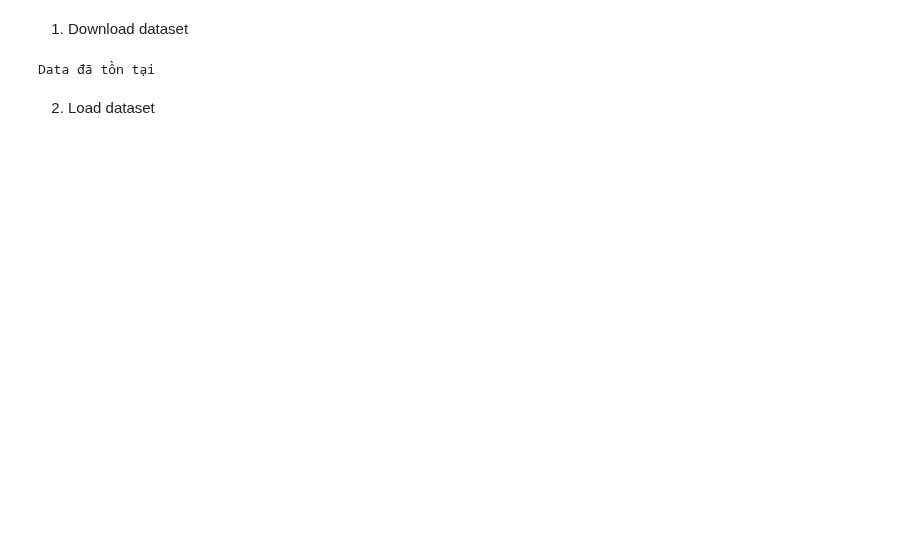
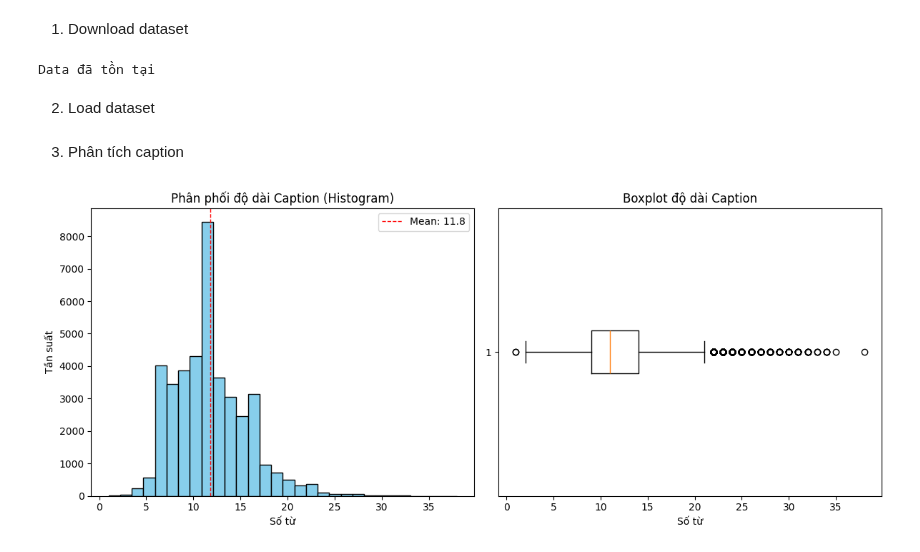
Before and after one commit to hauuto/image-captioning-mini, a Jupyter notebook: notebooks/0. Eda.ipynb, the cells around one changed output. Drawn from its saved outputs; the diff is of its cells as text; code cells hidden in the pictures; blank space fills up the shorter version.

```diff
--- a/notebooks/0. Eda.ipynb
+++ b/notebooks/0. Eda.ipynb
@@ -16,3 +15,5 @@ Data đã tồn tại
 captions = data.load_caption()
 # %%
 print(len(captions))
+# %% [markdown]
+3. Phân tích caption
@@ -18,0 +22,4 @@ print(len(captions))
+# %%
+caption_stats = analyze_caption_lengths(captions, show_plot=True)
+# %% [output]
+[figure, added]
```
Also changed, not shown: parts of 11 cells of this notebook, 5 other files.
